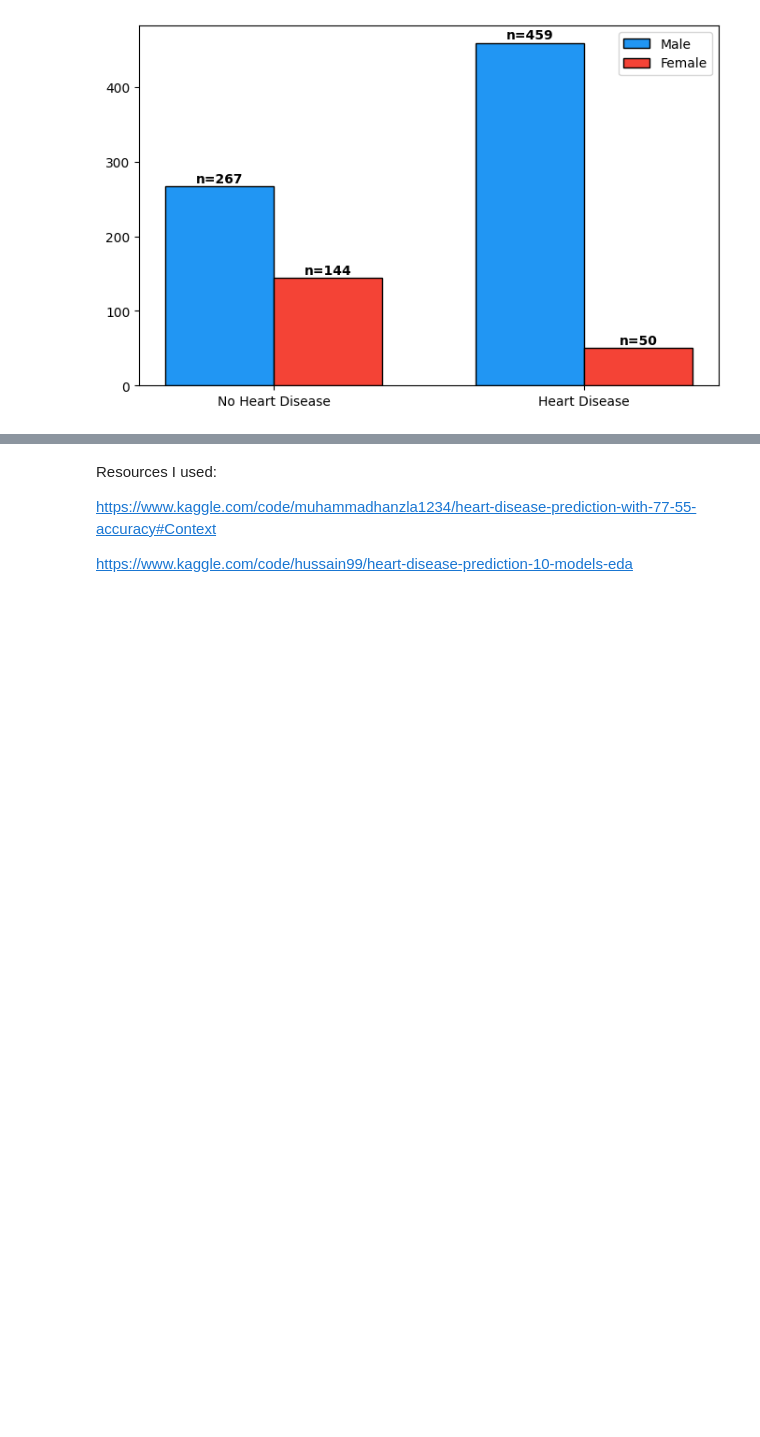
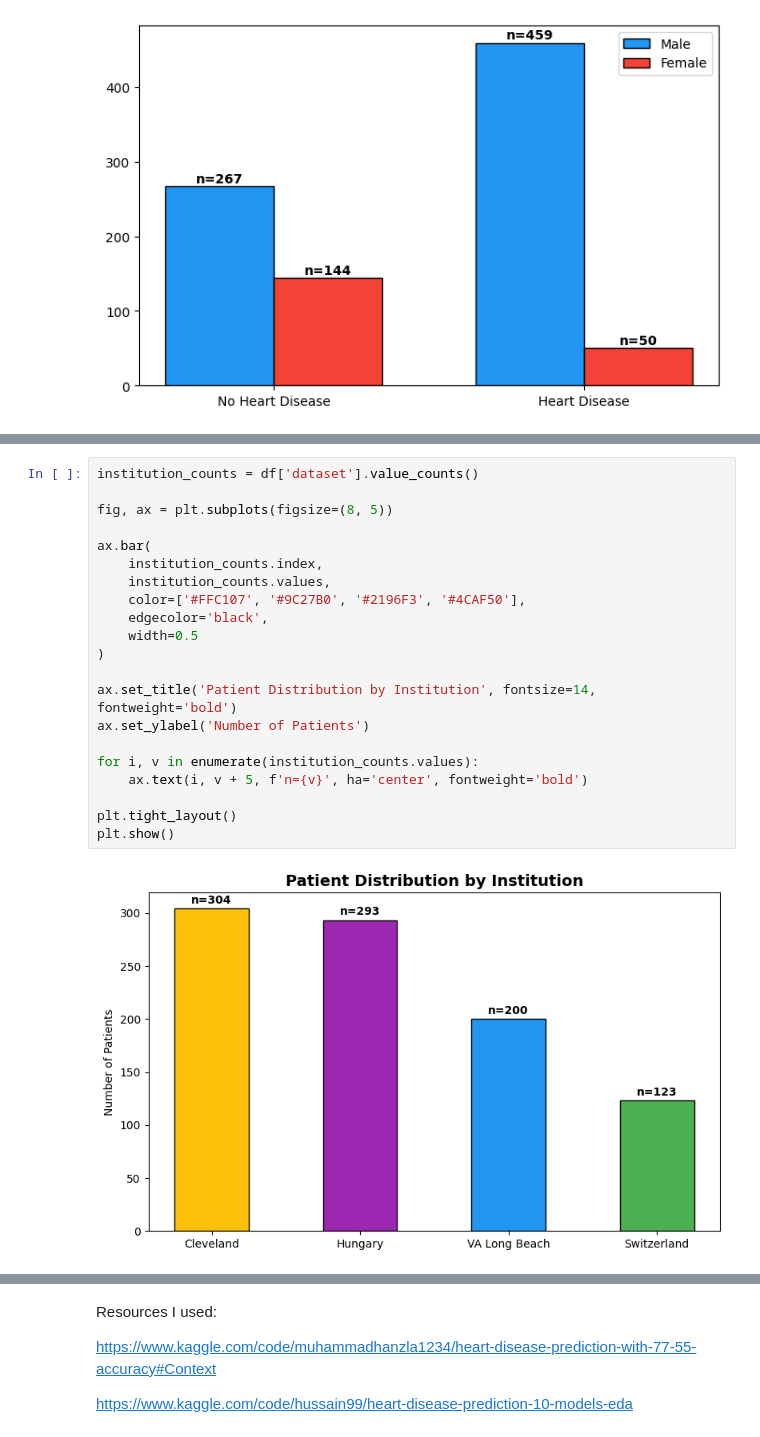
Before and after one commit to JoaquinCar/heart-disease-risk-predictor, a Jupyter notebook: data/EDA.ipynb, the cells around one changed output, grey strips where cells are left out. Drawn from its saved outputs; the diff is of its cells as text; blank space fills up the shorter version.

```diff
--- a/data/EDA.ipynb
+++ b/data/EDA.ipynb
@@ -252,0 +289,23 @@ plt.show()
+# %%
+institution_counts = df['dataset'].value_counts()
+
+fig, ax = plt.subplots(figsize=(8, 5))
+
+ax.bar(
+    institution_counts.index,
+    institution_counts.values,
+    color=['#FFC107', '#9C27B0', '#2196F3', '#4CAF50'],
+    edgecolor='black',
+    width=0.5
+)
+
+ax.set_title('Patient Distribution by Institution', fontsize=14, fontweight='bold')
+ax.set_ylabel('Number of Patients')
+
+for i, v in enumerate(institution_counts.values):
+    ax.text(i, v + 5, f'n={v}', ha='center', fontweight='bold')
+
+plt.tight_layout()
+plt.show()
+# %% [output]
+[figure, added]
```
Also changed, not shown: parts of 5 cells of this notebook.
